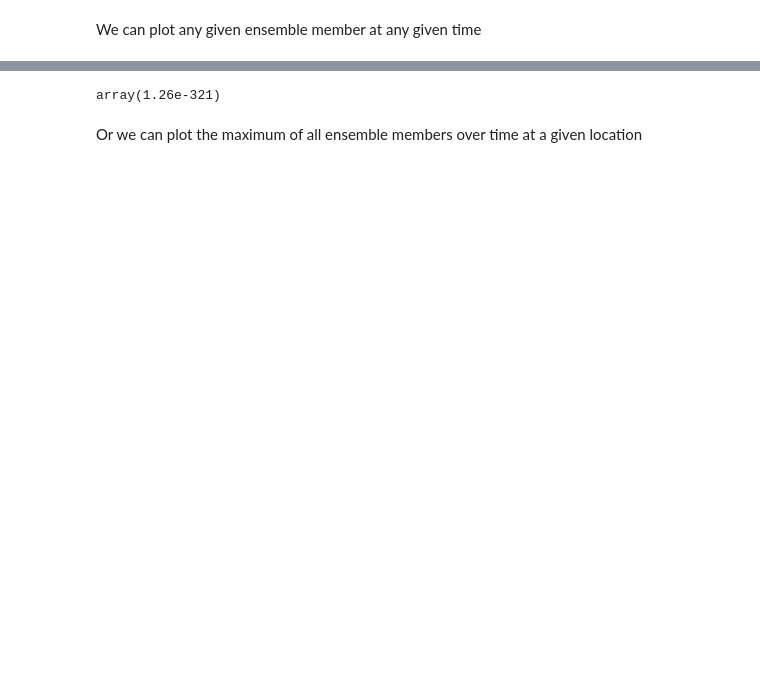
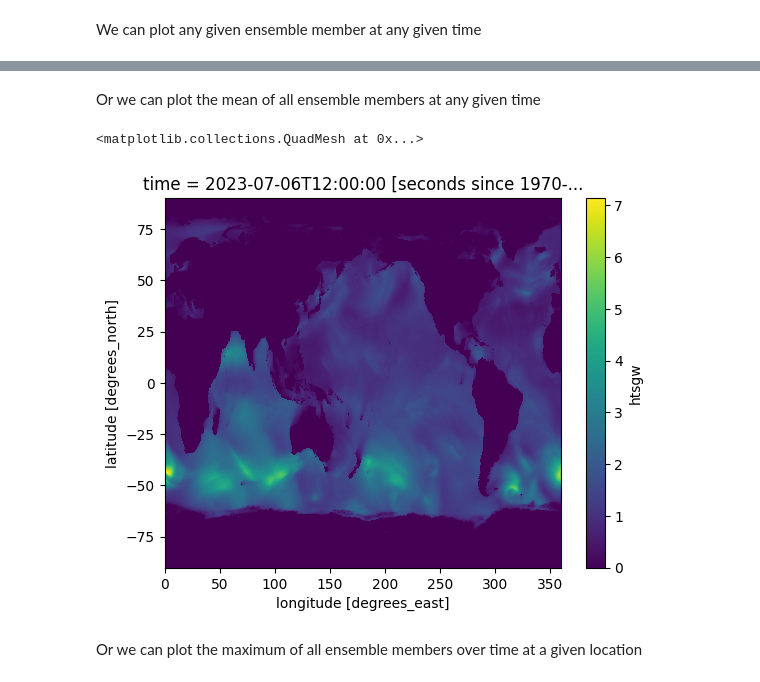
Before and after one commit to mpiannucci/gribberish, a Jupyter notebook: python/examples/kerchunk_gefs_wave.ipynb, the cells around one changed output, grey strips where cells are left out. Cells and saved outputs as stored; diff of their text form; code cells hidden in the pictures; blank space fills up the shorter version.

```diff
--- a/python/examples/kerchunk_gefs_wave.ipynb
+++ b/python/examples/kerchunk_gefs_wave.ipynb
@@ -165,7 +130,10 @@ We can plot any given ensemble member at any given time
+# %% [markdown]
+Or we can plot the mean of all ensemble members at any given time
 # %%
-ds.htsgw.isel(ens=0, time=0).max(skipna=True).values
+ds.htsgw.isel(time=0).mean('ens', skipna=True).plot()
 # %% [output]
-array(1.26e-321)
+<matplotlib.collections.QuadMesh at 0x...>
+[figure, added]
 # %% [markdown]
 Or we can plot the maximum of all ensemble members over time at a given location
 # %%
```
Also changed, not shown: parts of 5 cells of this notebook.
